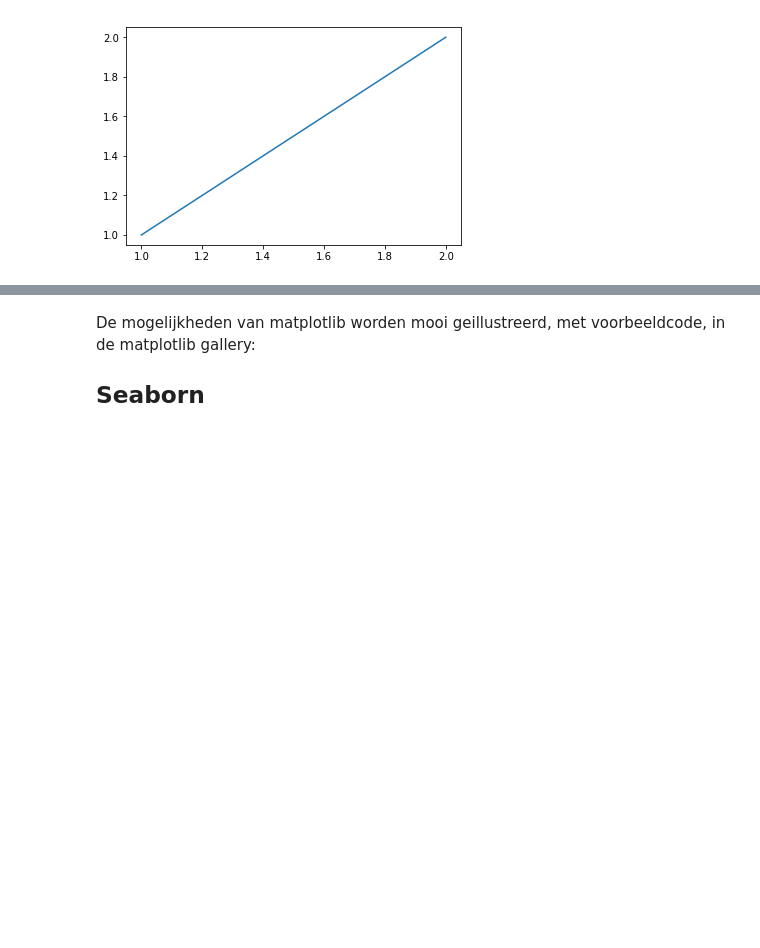
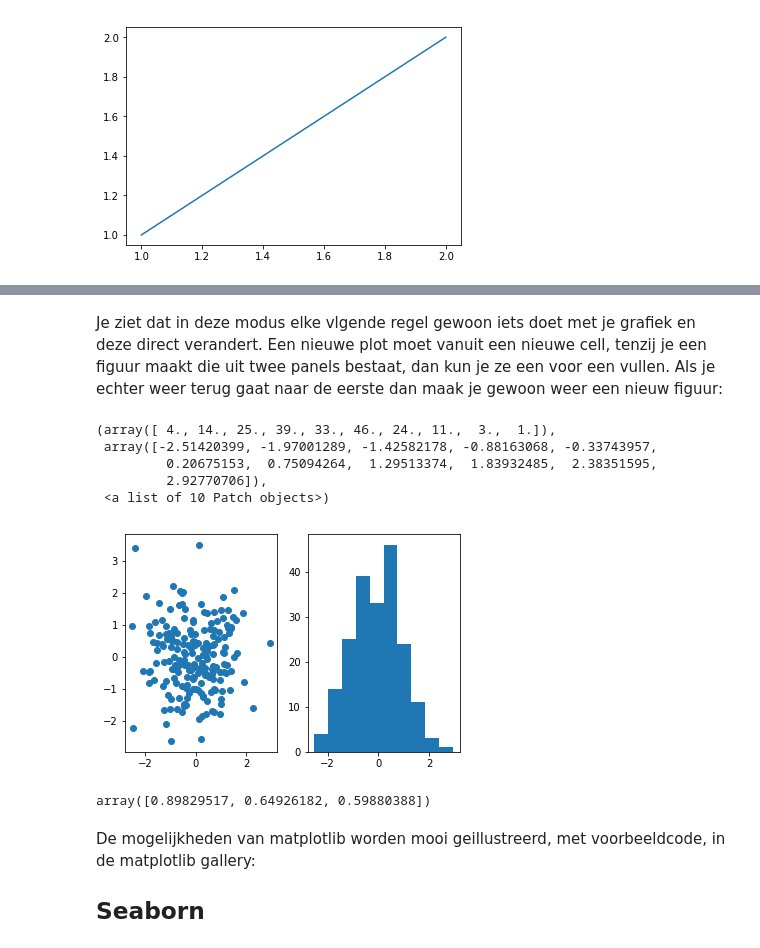
Before and after one commit to harcel/PyDataScienceIntroNL, a Jupyter notebook: Instructie_3.ipynb, the cells around one changed output, grey strips where cells are left out. Cells and saved outputs as stored; diff of their text form; code cells hidden in the pictures; blank space fills up the shorter version.

```diff
--- a/Instructie_3.ipynb
+++ b/Instructie_3.ipynb
@@ -24,3 +40,23 @@ plt.plot([1,2], [1,2])
+# %% [markdown]
+Je ziet dat in deze modus elke vlgende regel gewoon iets doet met je grafiek en deze direct verandert. Een nieuwe plot moet vanuit een nieuwe cell, tenzij je een figuur maakt die uit twee panels bestaat, dan kun je ze een voor een vullen. Als je echter weer terug gaat naar de eerste dan maak je gewoon weer een nieuw figuur:
+# %%
+plt.subplot(121)
+x = np.random.standard_normal(size=200)
+y = np.random.standard_normal(size=200)
+plt.scatter(x, y)
+plt.subplot(122)
+plt.hist(x)
+# %% [output]
+(array([ 4., 14., 25., 39., 33., 46., 24., 11.,  3.,  1.]),
+ array([-2.51420399, -1.97001289, -1.42582178, -0.88163068, -0.33743957,
+         0.20675153,  0.75094264,  1.29513374,  1.83932485,  2.38351595,
+         2.92770706]),
+ <a list of 10 Patch objects>)
+[figure, added]
+# %%
+y
+# %% [output]
+array([0.89829517, 0.64926182, 0.59880388])
 # %% [markdown]
 De mogelijkheden van matplotlib worden mooi geillustreerd, met voorbeeldcode, in de matplotlib gallery:
 
```
Also changed, not shown: parts of 3 cells of this notebook.
